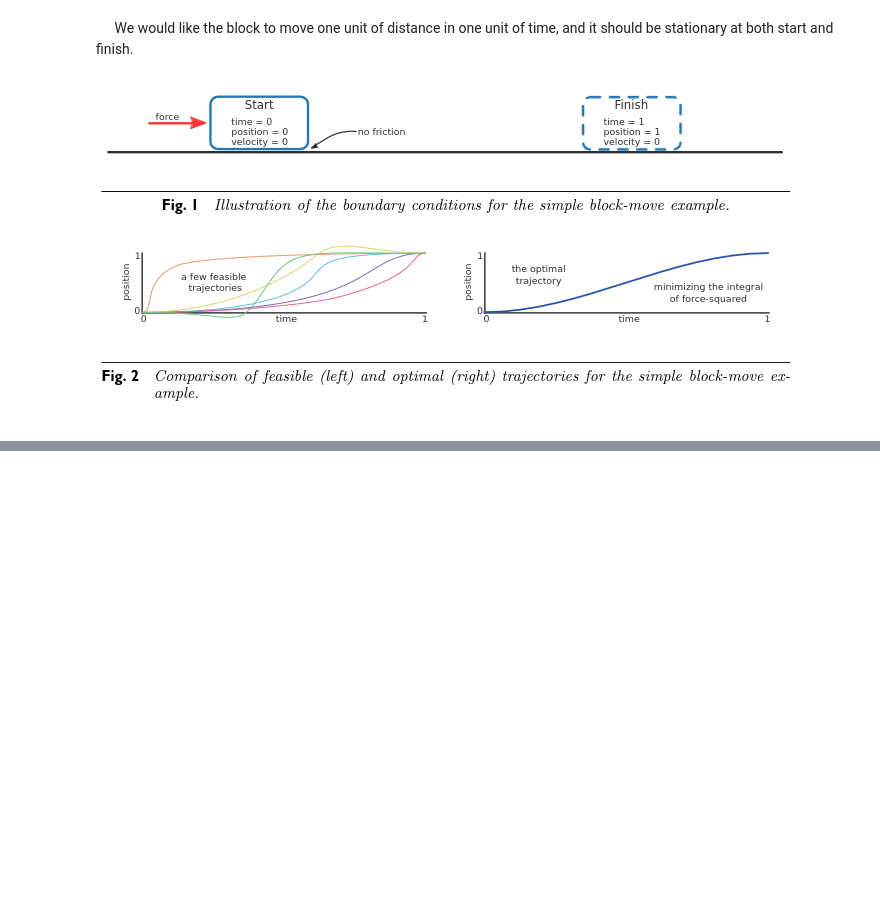
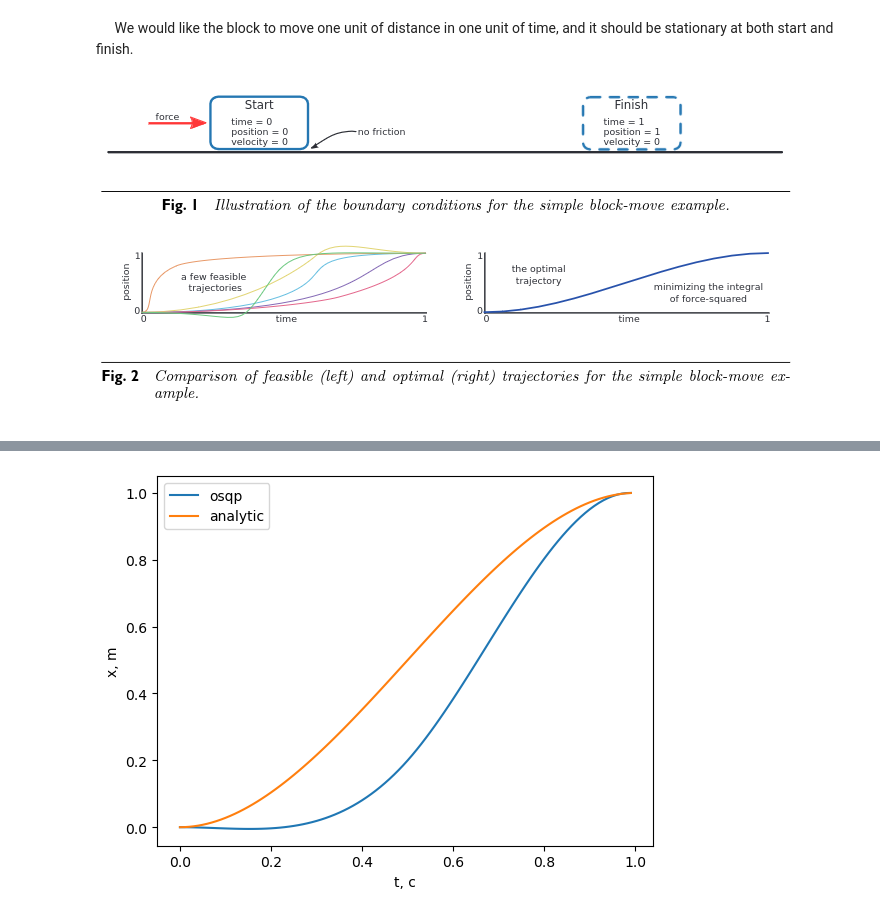
Before and after one commit to FedorBel/qp-programming, a Jupyter notebook: src/block-move.ipynb, the cells around one changed output, grey strips where cells are left out. Cells and saved outputs as stored; diff of their text form; code cells hidden in the pictures; blank space fills up the shorter version.

Commit message:
feat: playing with bounds

```diff
--- a/src/block-move.ipynb
+++ b/src/block-move.ipynb
@@ -66,7 +66,8 @@ cons_x_start_index = cons_v_update_start_index + N - 1
 cons_x_end_index = cons_x_start_index + 1
 cons_v_start_index = cons_x_end_index + 1
 cons_v_end_index = cons_v_start_index + 1
-cons = np.zeros((2 * (N - 1) + 4, 3 * N - 1))
+cons_x_bound_start_index = cons_v_end_index + 1
+cons = np.zeros((2 * (N - 1) + 4 + 1, 3 * N - 1))
 for i in range(N - 1):
     cons[cons_x_update_start_index + i, x_start_index + i + 1] = cons[cons_v_update_start_index + i, v_start_index + i + 1] = 1
     cons[cons_x_update_start_index + i, x_start_index + i] = cons[cons_v_update_start_index +i, v_start_index + i] = -1
@@ -79,9 +80,10 @@ for i in range(N - 1):
 
 cons[cons_x_start_index, x_start_index] = cons[cons_v_start_index, v_start_index] = cons[cons_v_end_index, v_start_index + N - 1] = cons[cons_x_end_index, x_start_index + N - 1] = 1
 
+
 # bounds
-lower_bound = np.zeros((2 * (N - 1) + 4, 1))
-upper_bound = np.zeros((2 * (N - 1) + 4, 1))
+lower_bound = np.zeros((2 * (N - 1) + 4 + 1, 1))
+upper_bound = np.zeros((2 * (N - 1) + 4 + 1, 1))
 for i in range(N - 1):
     lower_bound[cons_x_update_start_index + i] = upper_bound[cons_x_update_start_index + i] = 0
     lower_bound[cons_v_update_start_index + i] = upper_bound[cons_v_update_start_index + i] = 0
@@ -90,6 +92,7 @@ lower_bound[cons_x_start_index] = upper_bound[cons_x_start_index] = 0
 lower_bound[cons_x_end_index] = upper_bound[cons_x_end_index] = 1
 lower_bound[cons_v_start_index] = upper_bound[cons_v_start_index] = 0
 lower_bound[cons_v_end_index] = upper_bound[cons_v_end_index] = 0
+
 
 A = sparse.csc_matrix(cons)
 l = lower_bound
@@ -141,0 +145,19 @@ plt.show()
+# %%
+print(x_start_index + 0.5 / dt)
+# add cons on x var in the middle
+cons[cons_x_bound_start_index, int(x_start_index + 0.5 / dt)] = 1
+# add cons on x var in the middle
+upper_bound[cons_x_bound_start_index] = 0.2
+
+A = sparse.csc_matrix(cons)
+l = lower_bound
+u = upper_bound
+
+# Create an OSQP object
+prob = osqp.OSQP()
+
+# Setup workspace and change alpha parameter
+prob.setup(P=P, A=A, l=l, u=u)
+
+# Solve problem
+res = prob.solve()
@@ -141,0 +182,12 @@ plt.show()
+# %%
+t = np.arange(0, 1, dt)
+x = res.x[:N]
+anal_x = [f(i) for i in t]
+plt.plot(t, x, label="osqp")
+plt.plot(t, anal_x, label="analytic")
+plt.legend(loc="upper left")
+plt.xlabel('t, c')
+plt.ylabel('x, m')
+plt.show()
+# %% [output]
+[figure, added]
```
Also changed, not shown: parts of 3 cells of this notebook.
